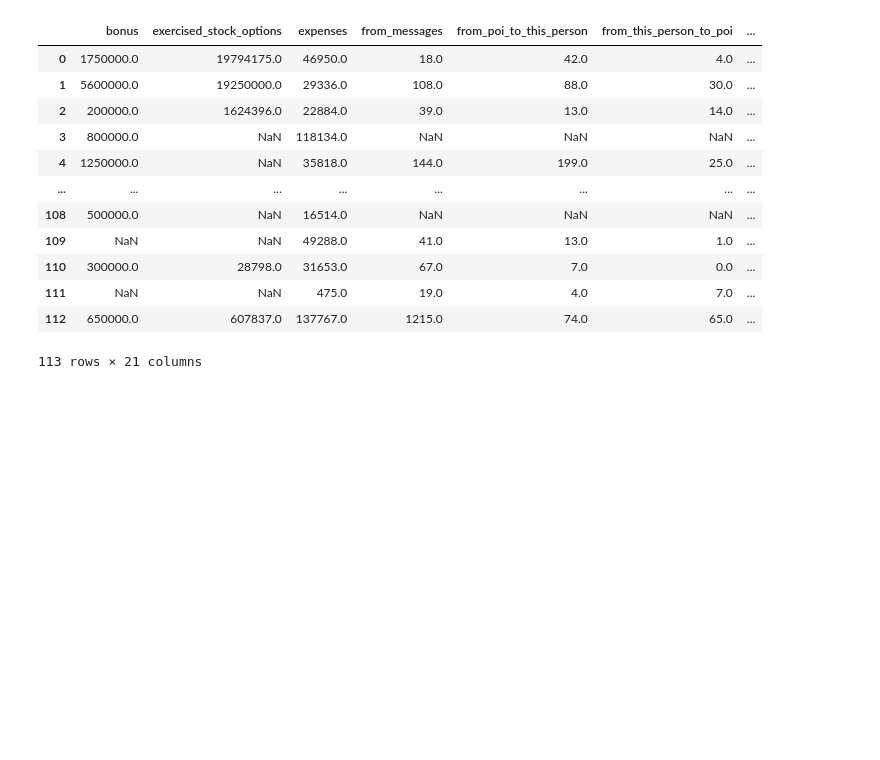
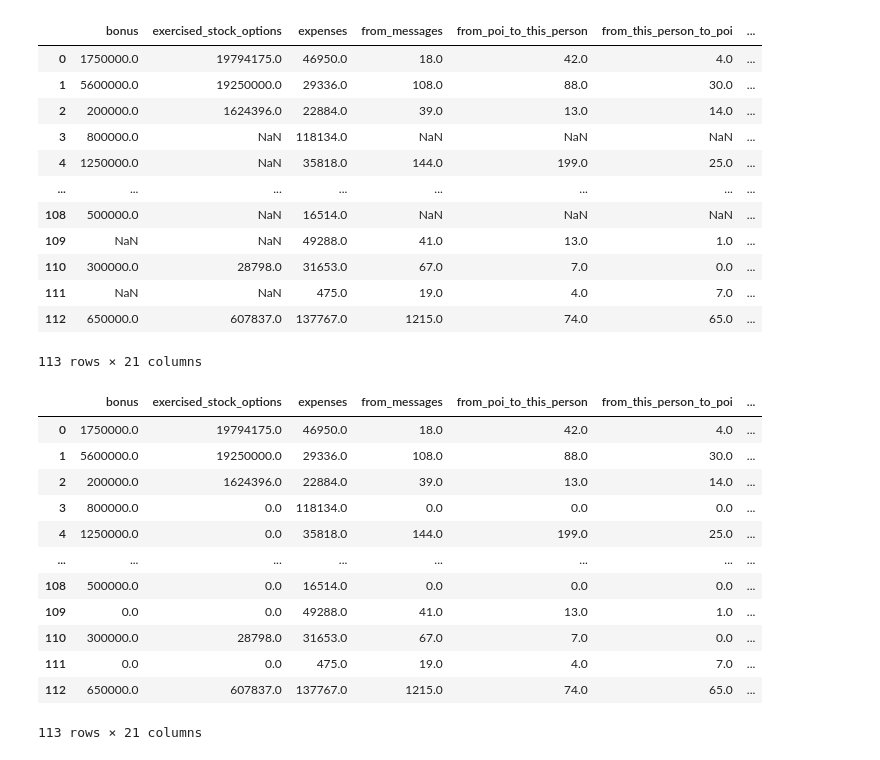
Before and after one commit to tfc1524/ML100Days, a Jupyter notebook: midterm proj/Enron丟棄過低+全補0不動.ipynb, the cells around one changed output. Saved outputs shown, nothing was run; the diff lists cells and outputs as text; code cells hidden in the pictures; blank space fills up the shorter version.

```diff
--- a/midterm proj/Enron丟棄過低+全補0不動.ipynb
+++ b/midterm proj/Enron丟棄過低+全補0不動.ipynb
@@ -125,0 +126,16 @@ df.to_csv('丟棄過低+全補0不動.csv')
+# %%
+df
+# %% [output]
+|  | bonus | exercised_stock_options | expenses | from_messages | from_poi_to_this_person | from_this_person_to_poi | ... |
+| 0 | 1750000.0 | 19794175.0 | 46950.0 | 18.0 | 42.0 | 4.0 | ... |
+| 1 | 5600000.0 | 19250000.0 | 29336.0 | 108.0 | 88.0 | 30.0 | ... |
+| 2 | 200000.0 | 1624396.0 | 22884.0 | 39.0 | 13.0 | 14.0 | ... |
+| 3 | 800000.0 | 0.0 | 118134.0 | 0.0 | 0.0 | 0.0 | ... |
+| 4 | 1250000.0 | 0.0 | 35818.0 | 144.0 | 199.0 | 25.0 | ... |
+| ... | ... | ... | ... | ... | ... | ... | ... |
+| 108 | 500000.0 | 0.0 | 16514.0 | 0.0 | 0.0 | 0.0 | ... |
+| 109 | 0.0 | 0.0 | 49288.0 | 41.0 | 13.0 | 1.0 | ... |
+| 110 | 300000.0 | 28798.0 | 31653.0 | 67.0 | 7.0 | 0.0 | ... |
+| 111 | 0.0 | 0.0 | 475.0 | 19.0 | 4.0 | 7.0 | ... |
+| 112 | 650000.0 | 607837.0 | 137767.0 | 1215.0 | 74.0 | 65.0 | ... |
+113 rows × 21 columns
```
Also changed, not shown: parts of 2 cells of this notebook, 14 other files.
